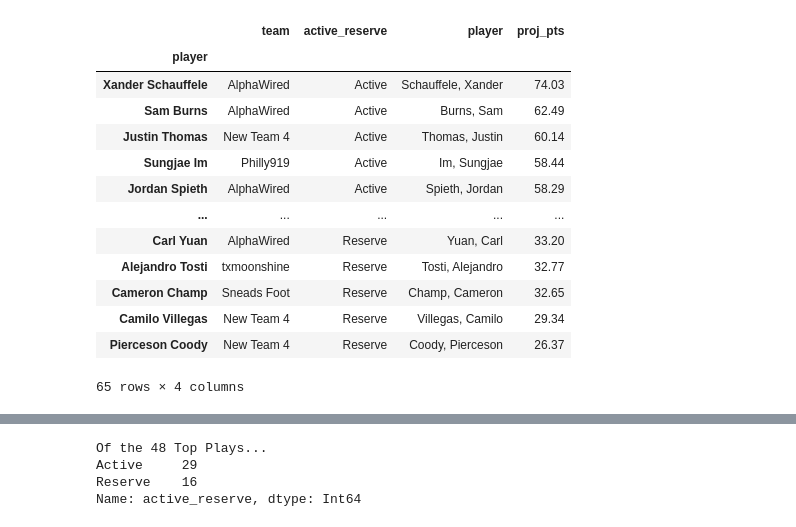
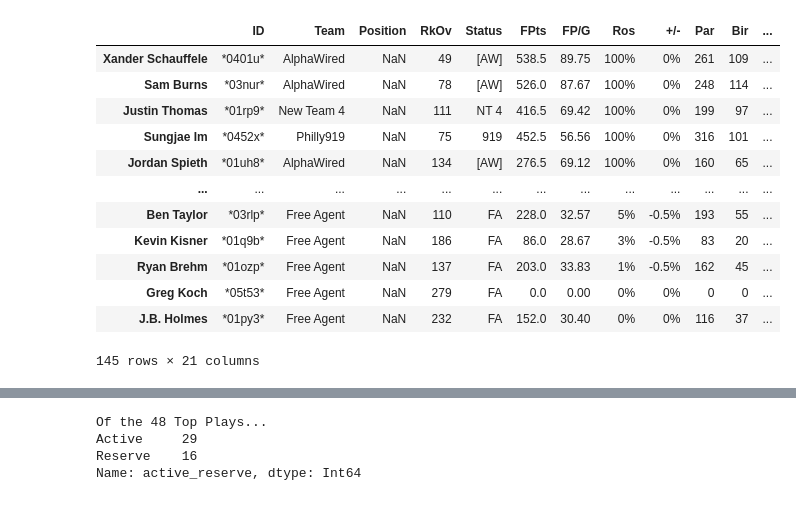
Before and after one commit to mikejackson35/fantrax, a Jupyter notebook: notebooks/charts_notebook_wk10-Copy1.ipynb, the cells around one changed output, grey strips where cells are left out. Saved outputs shown, nothing was run; the diff lists cells and outputs as text; code cells hidden in the pictures.

```diff
--- a/notebooks/charts_notebook_wk10-Copy1.ipynb
+++ b/notebooks/charts_notebook_wk10-Copy1.ipynb
@@ -9,7 +9,7 @@ pd.set_option('display.max_columns', None)
 #### FILES
 
 dg = "https://feeds.datagolf.com/preds/fantasy-projection-defaults?tour=pga&site=draftkings&slate=main&file_format=csv&key=e297e933c3ad47d71ec1626c299e"
-fantrax = r"C:\Users\mikej\Desktop\fantrax\fantrax.csv"
+fantrax = r"C:\Users\mikej\Downloads\Fantrax-Players-Fantasy TOUR 106 (29).csv"
 # %%
 team_color={
      "Philly919": 'rgb(14,195,210)',
@@ -33,52 +33,52 @@ teams_dict = {'919':'Philly919','u_c':'unit_circle',
 # %%
 #fx rosters
 
-teams = pd.read_csv(fantrax ,usecols=['Player','Status','Roster Status'])
-teams.columns = ['player','team','active_reserve']
-teams_dict = {'919':'Philly919','u_c':'unit_circle','NT 8':'Sneads Foot','NT 4':'New Team 4','txms':'txmoonshine','MG':'Team Gamble','grrr':'Putt Pirates','[AW]':'AlphaWired'}
-teams['team'] = teams.team.map(teams_dict)
-teams.set_index('player',inplace=True)
+teams = pd.read_csv(fantrax)# ,usecols=['Player','Status','Roster Status'])
+# teams.columns = ['player','team','active_reserve']
+teams['Status'] = teams['Status'].astype('str')
+teams_dict = {'919':'Philly919','u_c':'unit_circle','NT 8':'Sneads Foot','NT 4':'New Team 4','txms':'txmoonshine','MG':'Team Gamble','grrr':'Putt Pirates','[AW]':'AlphaWired','FA':'Free Agent'}
+teams['Team'] = teams.Status.map(teams_dict)
+teams.set_index('Player',inplace=True)
 
 # datagolf dk projections
 dg_proj = pd.read_csv(dg,usecols=['player_name','proj_points_total'])
 dg_proj = dg_proj[['player_name','proj_points_total']]
 dg_proj.columns = ['player','proj_pts']
 
 def fix_long_names(dg_proj):
         #flip first and last name
         names = dg_proj['player'].str.split(expand=True)
         names[0] = names[0].str.rstrip(",")
         names[1] = names[1].str.rstrip(",")
         names['player'] = names[1] + " " + names[0]
         # specific player to fix
         names['player'] = np.where(names['player']=='Matt Fitzpatrick', 'Matthew Fitzpatrick', names['player'])
         names['player'] = np.where(names['player']=='Si Kim', 'Si Woo Kim', names['player'])
         names['player'] = np.where(names['player']=='Min Lee', 'Min Woo Lee', names['player'])
         names['player'] = np.where(names['player']=='Byeong An', 'Byeong Hun An', names['player'])
         names['player'] = np.where(names['player']=='Rooyen Van', 'Erik Van Rooyen', names['player'])
         return names.player
 
 # set index to new names
 dg_proj.set_index(fix_long_names(dg_proj),inplace=True)
 
 # merge fantrax rosters with datagolf projections
 week = pd.merge(teams,dg_proj, left_index=True, right_index=True)#.reset_index()
-week[['player','team','active_reserve']] = week[['player','team','active_reserve']].astype('string')
+week[['player','Team','Status']] = week[['player','Team','Status']].astype('string')
 week.sort_values('proj_pts',ascending=False,inplace=True)
 week
 # %% [output]
-|  | team | active_reserve | player | proj_pts |
-| player |  |  |  |  |
-| Xander Schauffele | AlphaWired | Active | Schauffele, Xander | 74.03 |
-| Sam Burns | AlphaWired | Active | Burns, Sam | 62.49 |
-| Justin Thomas | New Team 4 | Active | Thomas, Justin | 60.14 |
-| Sungjae Im | Philly919 | Active | Im, Sungjae | 58.44 |
-| Jordan Spieth | AlphaWired | Active | Spieth, Jordan | 58.29 |
-| ... | ... | ... | ... | ... |
-| Carl Yuan | AlphaWired | Reserve | Yuan, Carl | 33.20 |
-| Alejandro Tosti | txmoonshine | Reserve | Tosti, Alejandro | 32.77 |
-| Cameron Champ | Sneads Foot | Reserve | Champ, Cameron | 32.65 |
-| Camilo Villegas | New Team 4 | Reserve | Villegas, Camilo | 29.34 |
-| Pierceson Coody | New Team 4 | Reserve | Coody, Pierceson | 26.37 |
+|  | ID | Team | Position | RkOv | Status | FPts | FP/G | Ros | +/- | Par | Bir | ... |
+| Xander Schauffele | *0401u* | AlphaWired | NaN | 49 | [AW] | 538.5 | 89.75 | 100% | 0% | 261 | 109 | ... |
+| Sam Burns | *03nur* | AlphaWired | NaN | 78 | [AW] | 526.0 | 87.67 | 100% | 0% | 248 | 114 | ... |
+| Justin Thomas | *01rp9* | New Team 4 | NaN | 111 | NT 4 | 416.5 | 69.42 | 100% | 0% | 199 | 97 | ... |
+| Sungjae Im | *0452x* | Philly919 | NaN | 75 | 919 | 452.5 | 56.56 | 100% | 0% | 316 | 101 | ... |
+| Jordan Spieth | *01uh8* | AlphaWired | NaN | 134 | [AW] | 276.5 | 69.12 | 100% | 0% | 160 | 65 | ... |
+| ... | ... | ... | ... | ... | ... | ... | ... | ... | ... | ... | ... | ... |
+| Ben Taylor | *03rlp* | Free Agent | NaN | 110 | FA | 228.0 | 32.57 | 5% | -0.5% | 193 | 55 | ... |
+| Kevin Kisner | *01q9b* | Free Agent | NaN | 186 | FA | 86.0 | 28.67 | 3% | -0.5% | 83 | 20 | ... |
+| Ryan Brehm | *01ozp* | Free Agent | NaN | 137 | FA | 203.0 | 33.83 | 1% | -0.5% | 162 | 45 | ... |
+| Greg Koch | *05t53* | Free Agent | NaN | 279 | FA | 0.0 | 0.00 | 0% | 0% | 0 | 0 | ... |
+| J.B. Holmes | *01py3* | Free Agent | NaN | 232 | FA | 152.0 | 30.40 | 0% | 0% | 116 | 37 | ... |
-65 rows × 4 columns
+145 rows × 21 columns
 # %%
```
Also changed, not shown: parts of 7 cells of this notebook, 2 other files.
